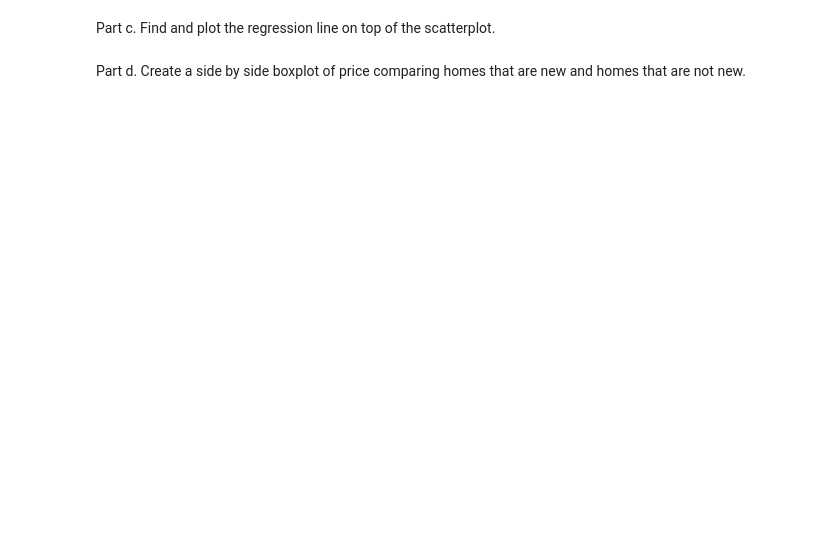
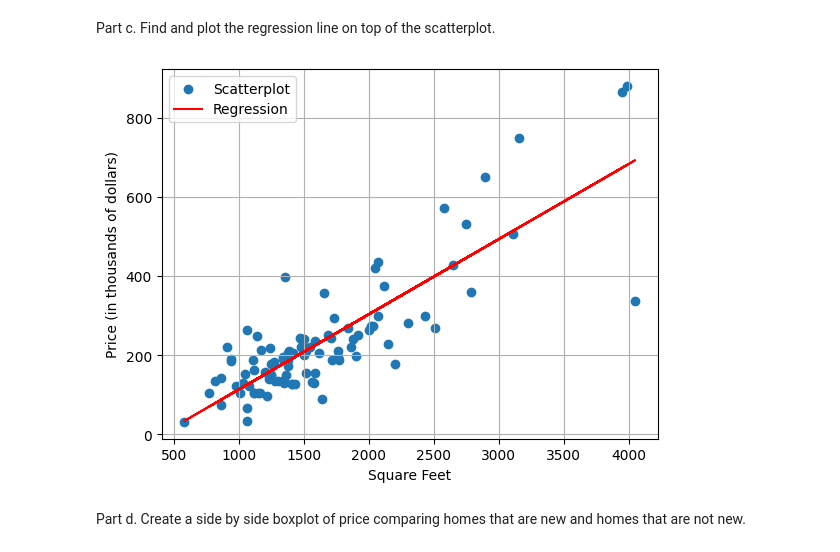
Before and after one commit to stat220/stat-220-hw1-nprisbrey, a Jupyter notebook: Stat_220_HW1.ipynb, the cells around one changed output. Drawn from its saved outputs; the diff is of its cells as text; code cells hidden in the pictures; blank space fills up the shorter version.

```diff
--- a/Stat_220_HW1.ipynb
+++ b/Stat_220_HW1.ipynb
@@ -35,2 +127,18 @@ Part c. Find and plot the regression line on top of the scatterplot.
+# %%
+model = LinearRegression()
+model.fit(houses[["size"]], houses[["price"]])
+
+slope = model.coef_[0][0]
+intercept = model.intercept_[0]
+
+plt.scatter(houses["size"], houses["price"], label="Scatterplot")
+plt.plot(houses["size"], model.predict(houses[["size"]]), color="red", label="Regression")
+plt.xlabel("Square Feet")
+plt.ylabel("Price (in thousands of dollars)")
+plt.legend()
+plt.grid(True)
+plt.show()
+# %% [output]
+[figure, added]
 # %% [markdown]
 Part d. Create a side by side boxplot of price comparing homes that are new and homes that are not new.
```
Also changed, not shown: parts of 17 cells of this notebook.
